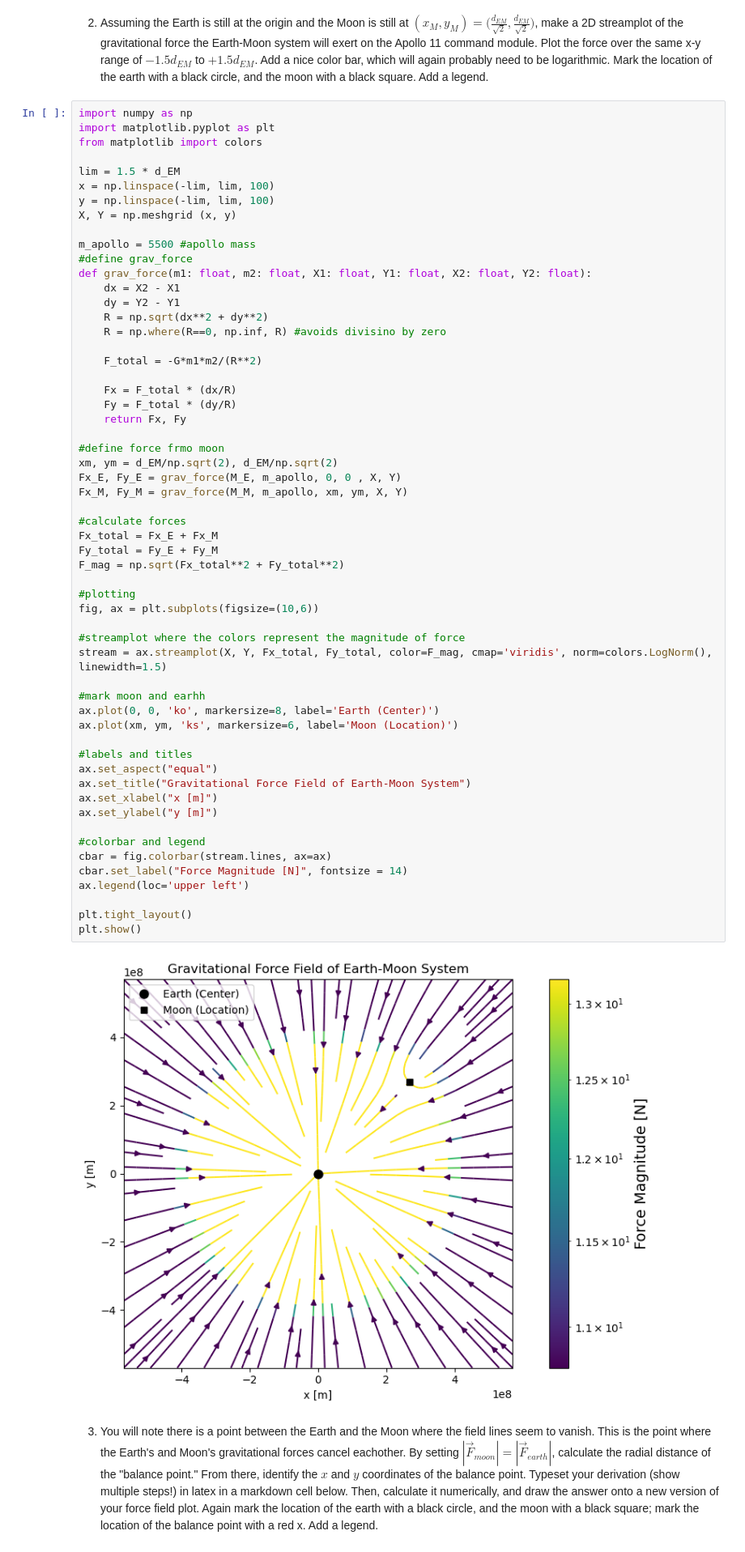
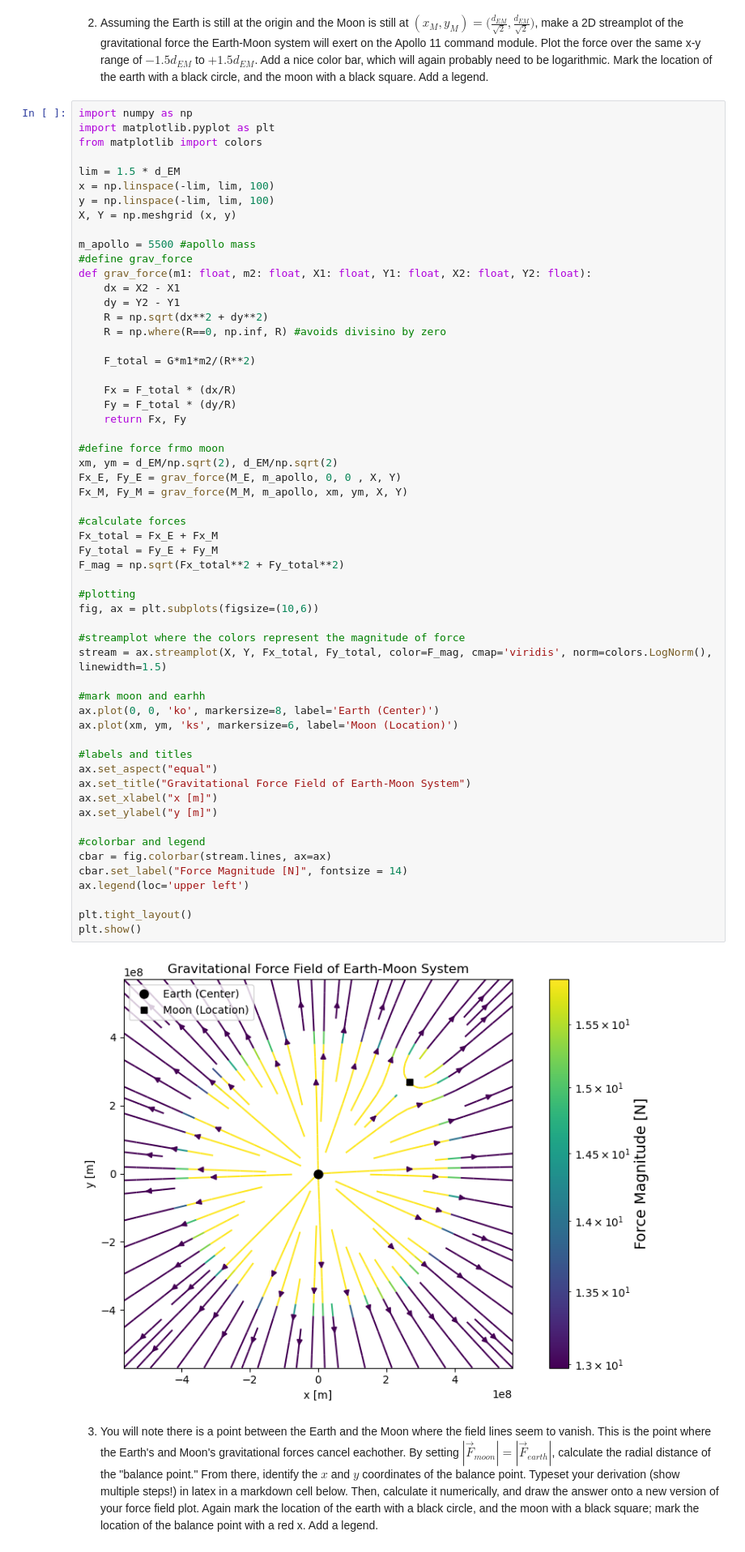
Before and after one commit to mkeen331/PHYS265-spring26, a Jupyter notebook: Lab1/lab1.ipynb, the cells around one changed output. Shown at 81% size. Saved outputs shown, nothing was run; the diff lists cells and outputs as text.

```diff
--- a/Lab1/lab1.ipynb
+++ b/Lab1/lab1.ipynb
@@ -347,7 +347,7 @@ def grav_force(m1: float, m2: float, X1: float, Y1: float, X2: float, Y2: float)
     R = np.sqrt(dx**2 + dy**2)
     R = np.where(R==0, np.inf, R) #avoids divisino by zero
 
-    F_total = -G*m1*m2/(R**2)
+    F_total = G*m1*m2/(R**2)
 
     Fx = F_total * (dx/R)
     Fy = F_total * (dy/R)
@@ -360,34 +360,34 @@ Fx_M, Fy_M = grav_force(M_M, m_apollo, xm, ym, X, Y)
 
 #calculate forces
 Fx_total = Fx_E + Fx_M
 Fy_total = Fy_E + Fy_M
 F_mag = np.sqrt(Fx_total**2 + Fy_total**2)
 
 #plotting
 fig, ax = plt.subplots(figsize=(10,6))
 
 #streamplot where the colors represent the magnitude of force
 stream = ax.streamplot(X, Y, Fx_total, Fy_total, color=F_mag, cmap='viridis', norm=colors.LogNorm(), linewidth=1.5)
 
 #mark moon and earhh
 ax.plot(0, 0, 'ko', markersize=8, label='Earth (Center)')
 ax.plot(xm, ym, 'ks', markersize=6, label='Moon (Location)')
 
 #labels and titles
 ax.set_aspect("equal")
 ax.set_title("Gravitational Force Field of Earth-Moon System")
 ax.set_xlabel("x [m]")
 ax.set_ylabel("y [m]")
 
 #colorbar and legend
 cbar = fig.colorbar(stream.lines, ax=ax)
 cbar.set_label("Force Magnitude [N]", fontsize = 14)
 ax.legend(loc='upper left')
 
 plt.tight_layout()
 plt.show()
 # %% [output]
-[figure, old version]
+[figure, new version]
 # %% [markdown]
 3. You will note there is a point between the Earth and the Moon where the field lines seem to vanish. This is the point where the Earth's and Moon's gravitational forces cancel eachother. By setting $|\vec{F}_{moon}| = |\vec{F}_{earth}|$, calculate the radial distance of the "balance point." From there, identify the $x$ and $y$ coordinates of the balance point. Typeset your derivation (show multiple steps!) in latex in a markdown cell below. Then, calculate it numerically, and draw the answer onto a new version of your force field plot. Again mark the location of the earth with a black circle, and the moon with a black square; mark the location of the balance point with a red x. Add a legend.
 # %% [markdown]
```
Also changed, not shown: parts of 7 cells of this notebook.
